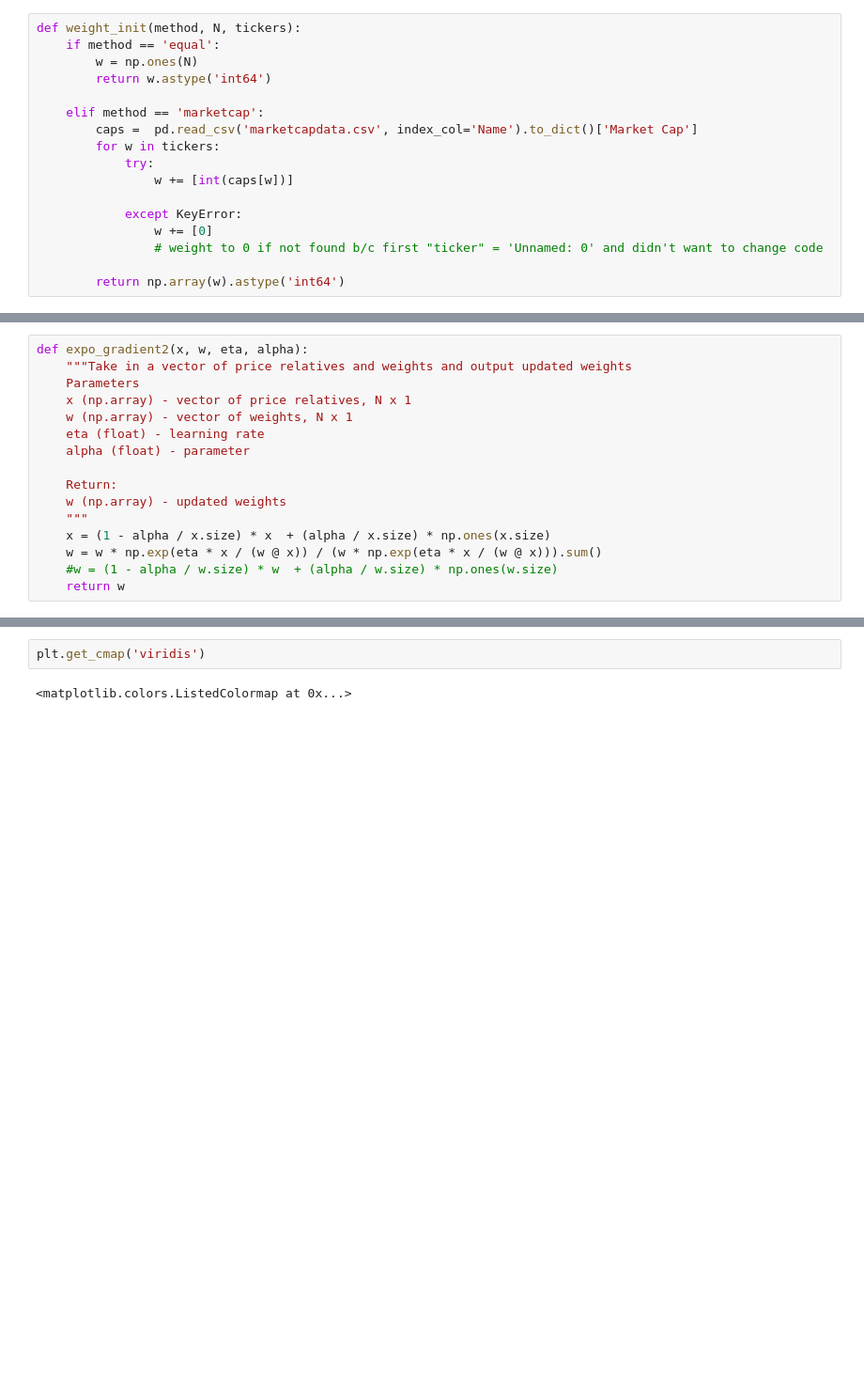
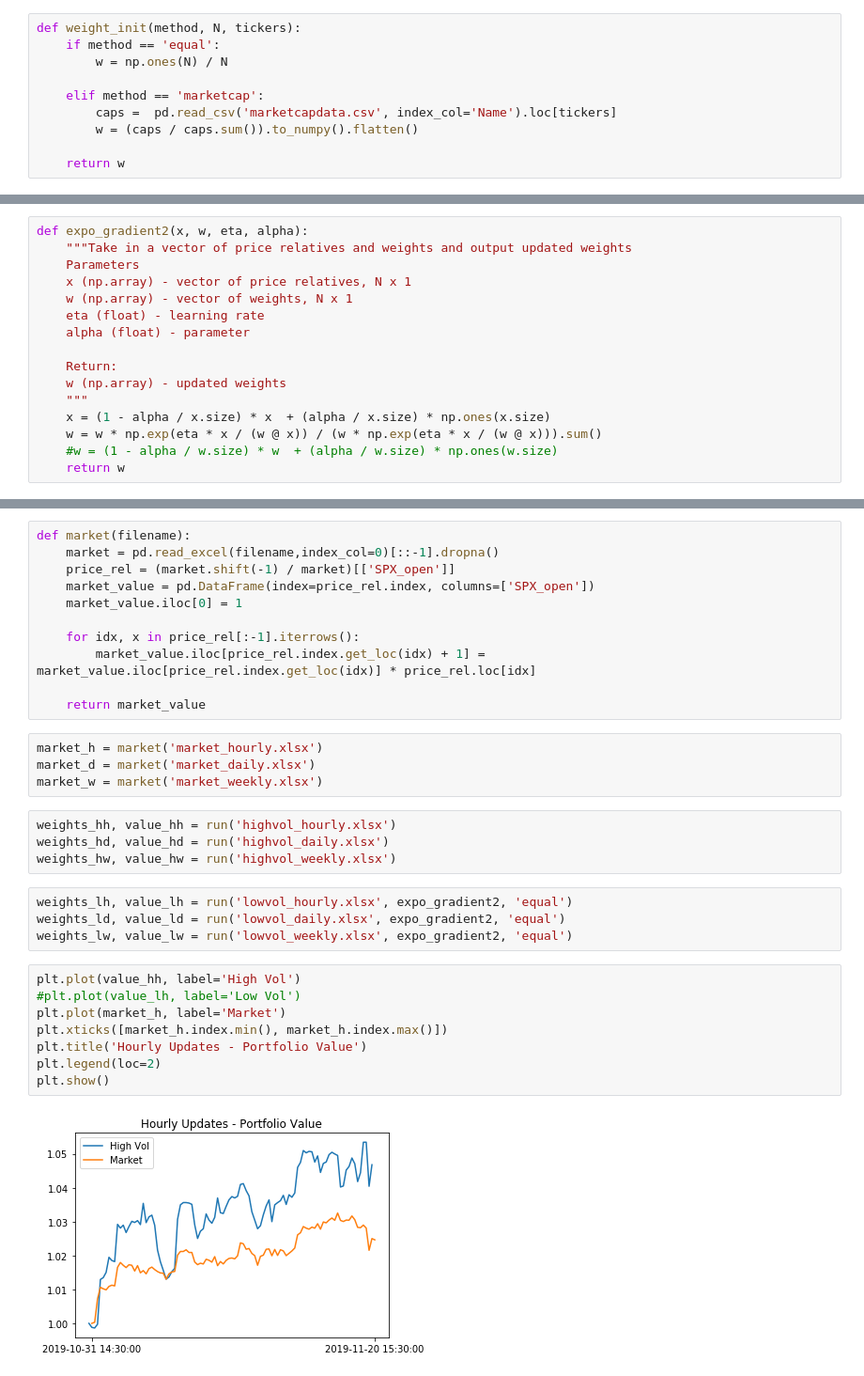
Before and after one commit to soujanyaduggirala/OnlineLearningStockPortfolios, a Jupyter notebook: expo_gradient.ipynb, the cells around one changed output, grey strips where cells are left out. Shown at 94% size. Saved outputs shown, nothing was run; the diff lists cells and outputs as text; blank space fills up the shorter version.

Commit message:
Updated Expo and Results

```diff
--- a/expo_gradient.ipynb
+++ b/expo_gradient.ipynb
@@ -7,18 +7,11 @@ from matplotlib import cm
 # %%
 def weight_init(method, N, tickers):
     if method == 'equal':
-        w = np.ones(N)
-        return w.astype('int64')
+        w = np.ones(N) / N
 
     elif method == 'marketcap':
-        caps =  pd.read_csv('marketcapdata.csv', index_col='Name').to_dict()['Market Cap']
-        for w in tickers:
-            try:
-                w += [int(caps[w])]
+        caps =  pd.read_csv('marketcapdata.csv', index_col='Name').loc[tickers]
+        w = (caps / caps.sum()).to_numpy().flatten()
 
-            except KeyError:
-                w += [0]
-                # weight to 0 if not found b/c first "ticker" = 'Unnamed: 0' and didn't want to change code
-
-        return np.array(w).astype('int64')
+    return w
 # %%
@@ -74,4 +73,33 @@ plot = run(data).plot.pie(y='Stock', figsize=(10,10))
-# %%
-plt.get_cmap('viridis')
-# %% [output]
-<matplotlib.colors.ListedColormap at 0x...>
+# %%
+def market(filename):
+    market = pd.read_excel(filename,index_col=0)[::-1].dropna()
+    price_rel = (market.shift(-1) / market)[['SPX_open']]
+    market_value = pd.DataFrame(index=price_rel.index, columns=['SPX_open'])
+    market_value.iloc[0] = 1
+
+    for idx, x in price_rel[:-1].iterrows():
+        market_value.iloc[price_rel.index.get_loc(idx) + 1] = market_value.iloc[price_rel.index.get_loc(idx)] * price_rel.loc[idx]
+
+    return market_value
+# %%
+market_h = market('market_hourly.xlsx')
+market_d = market('market_daily.xlsx')
+market_w = market('market_weekly.xlsx')
+# %%
+weights_hh, value_hh = run('highvol_hourly.xlsx')
+weights_hd, value_hd = run('highvol_daily.xlsx')
+weights_hw, value_hw = run('highvol_weekly.xlsx')
+# %%
+weights_lh, value_lh = run('lowvol_hourly.xlsx', expo_gradient2, 'equal')
+weights_ld, value_ld = run('lowvol_daily.xlsx', expo_gradient2, 'equal')
+weights_lw, value_lw = run('lowvol_weekly.xlsx', expo_gradient2, 'equal')
+# %%
+plt.plot(value_hh, label='High Vol')
+#plt.plot(value_lh, label='Low Vol')
+plt.plot(market_h, label='Market')
+plt.xticks([market_h.index.min(), market_h.index.max()])
+plt.title('Hourly Updates - Portfolio Value')
+plt.legend(loc=2)
+plt.show()
+# %% [output]
+[figure, added]
```
Also changed, not shown: parts of 7 cells of this notebook, 6 other files.
